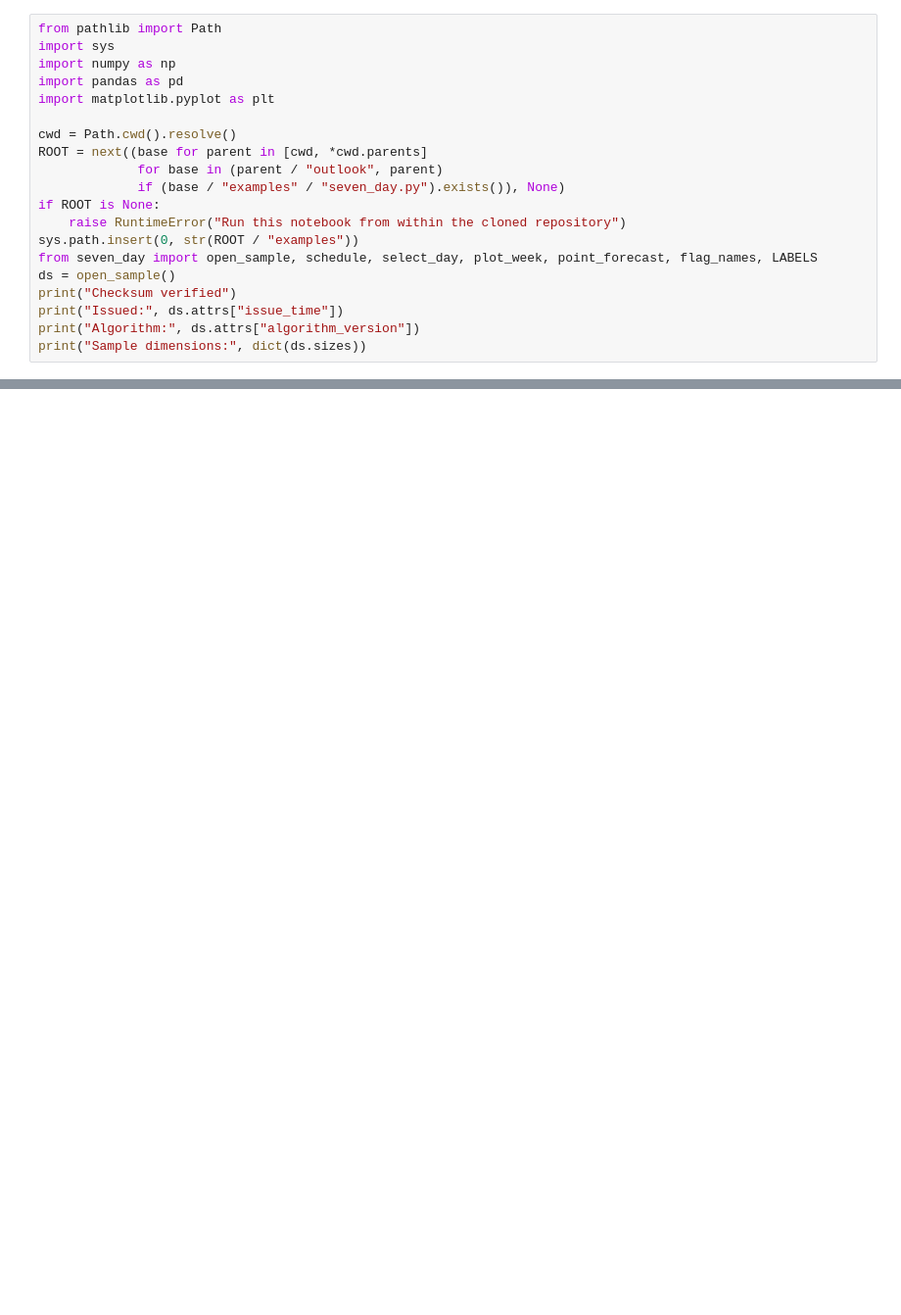
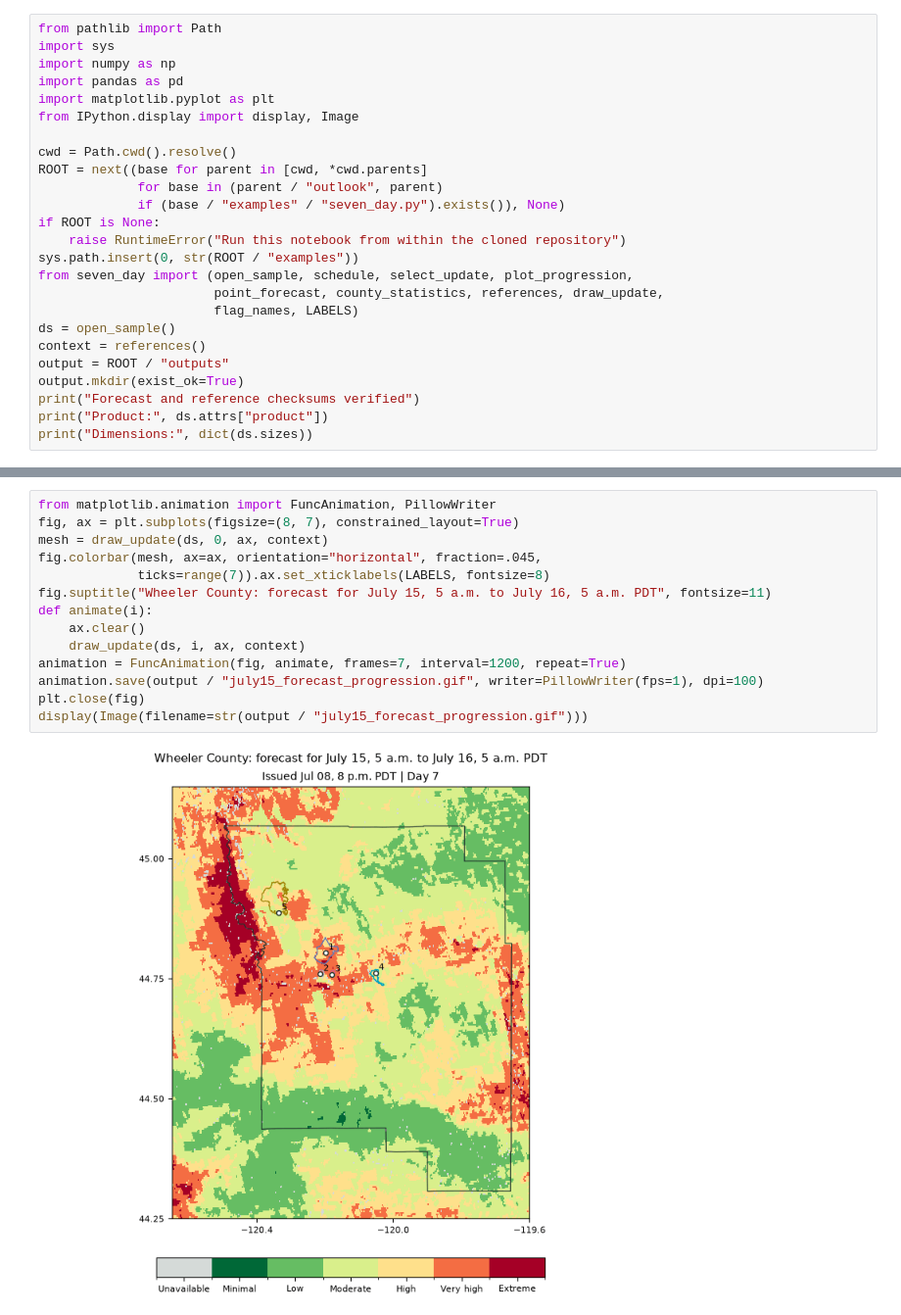
Before and after one commit to ManjuSmriti/flare-oregon-sample, a Jupyter notebook: outlook/notebooks/04_seven_day_outlook.ipynb, the cells around one changed output, grey strips where cells are left out. Shown at 98% size. Cells and saved outputs as stored; diff of their text form; blank space fills up the shorter version.

```diff
--- a/outlook/notebooks/04_seven_day_outlook.ipynb
+++ b/outlook/notebooks/04_seven_day_outlook.ipynb
@@ -17,6 +18,7 @@ import sys
 import numpy as np
 import pandas as pd
 import matplotlib.pyplot as plt
+from IPython.display import display, Image
 
 cwd = Path.cwd().resolve()
 ROOT = next((base for parent in [cwd, *cwd.parents]
@@ -25,10 +27,14 @@ ROOT = next((base for parent in [cwd, *cwd.parents]
 if ROOT is None:
     raise RuntimeError("Run this notebook from within the cloned repository")
 sys.path.insert(0, str(ROOT / "examples"))
-from seven_day import open_sample, schedule, select_day, plot_week, point_forecast, flag_names, LABELS
+from seven_day import (open_sample, schedule, select_update, plot_progression,
+                       point_forecast, county_statistics, references, draw_update,
+                       flag_names, LABELS)
 ds = open_sample()
-print("Checksum verified")
-print("Issued:", ds.attrs["issue_time"])
-print("Algorithm:", ds.attrs["algorithm_version"])
-print("Sample dimensions:", dict(ds.sizes))
+context = references()
+output = ROOT / "outputs"
+output.mkdir(exist_ok=True)
+print("Forecast and reference checksums verified")
+print("Product:", ds.attrs["product"])
+print("Dimensions:", dict(ds.sizes))
 # %% [output]
@@ -132,0 +88,16 @@ Saved outputs/seven_day_point_forecast.csv
+# %%
+from matplotlib.animation import FuncAnimation, PillowWriter
+fig, ax = plt.subplots(figsize=(8, 7), constrained_layout=True)
+mesh = draw_update(ds, 0, ax, context)
+fig.colorbar(mesh, ax=ax, orientation="horizontal", fraction=.045,
+             ticks=range(7)).ax.set_xticklabels(LABELS, fontsize=8)
+fig.suptitle("Wheeler County: forecast for July 15, 5 a.m. to July 16, 5 a.m. PDT", fontsize=11)
+def animate(i):
+    ax.clear()
+    draw_update(ds, i, ax, context)
+animation = FuncAnimation(fig, animate, frames=7, interval=1200, repeat=True)
+animation.save(output / "july15_forecast_progression.gif", writer=PillowWriter(fps=1), dpi=100)
+plt.close(fig)
+display(Image(filename=str(output / "july15_forecast_progression.gif")))
+# %% [output]
+[figure, added]
```
Also changed, not shown: parts of 25 cells of this notebook, 12 other files.
